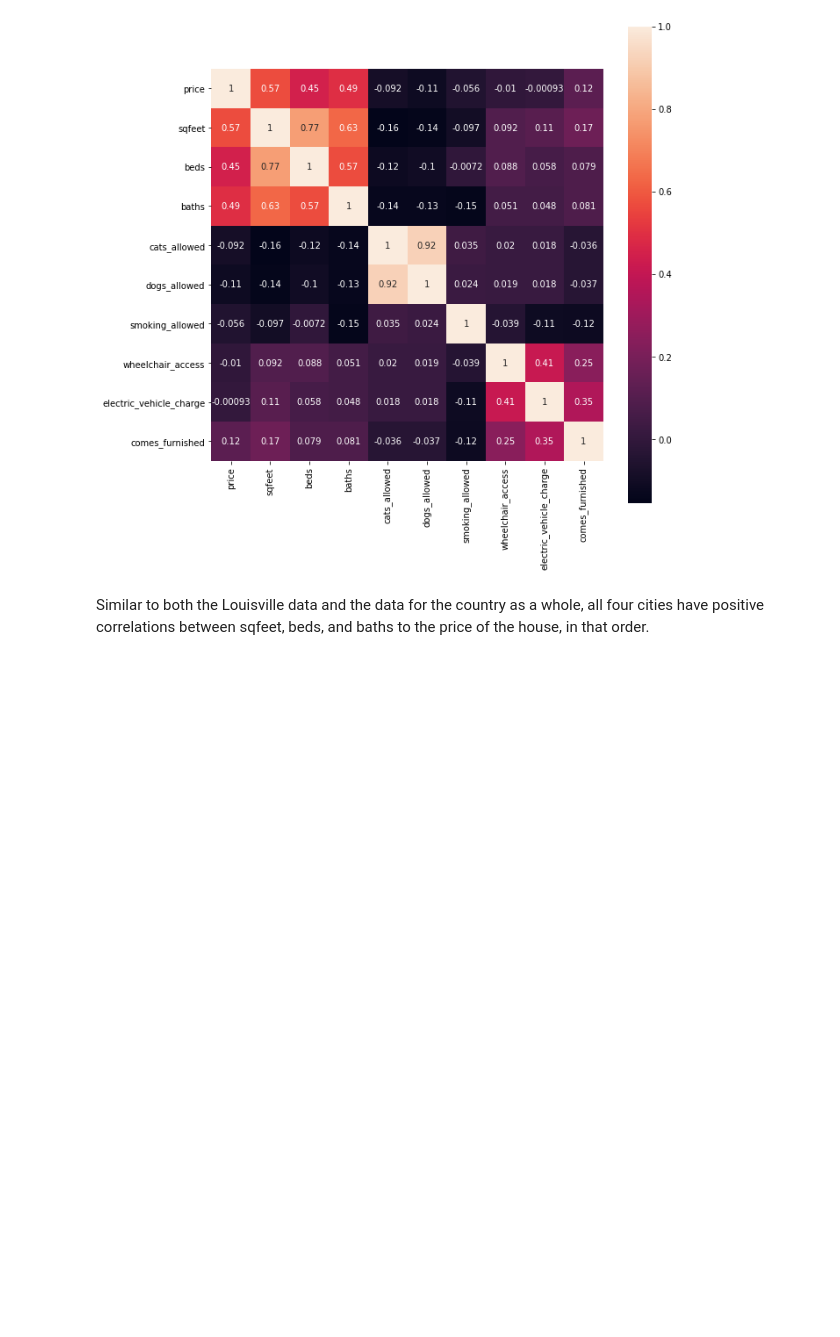
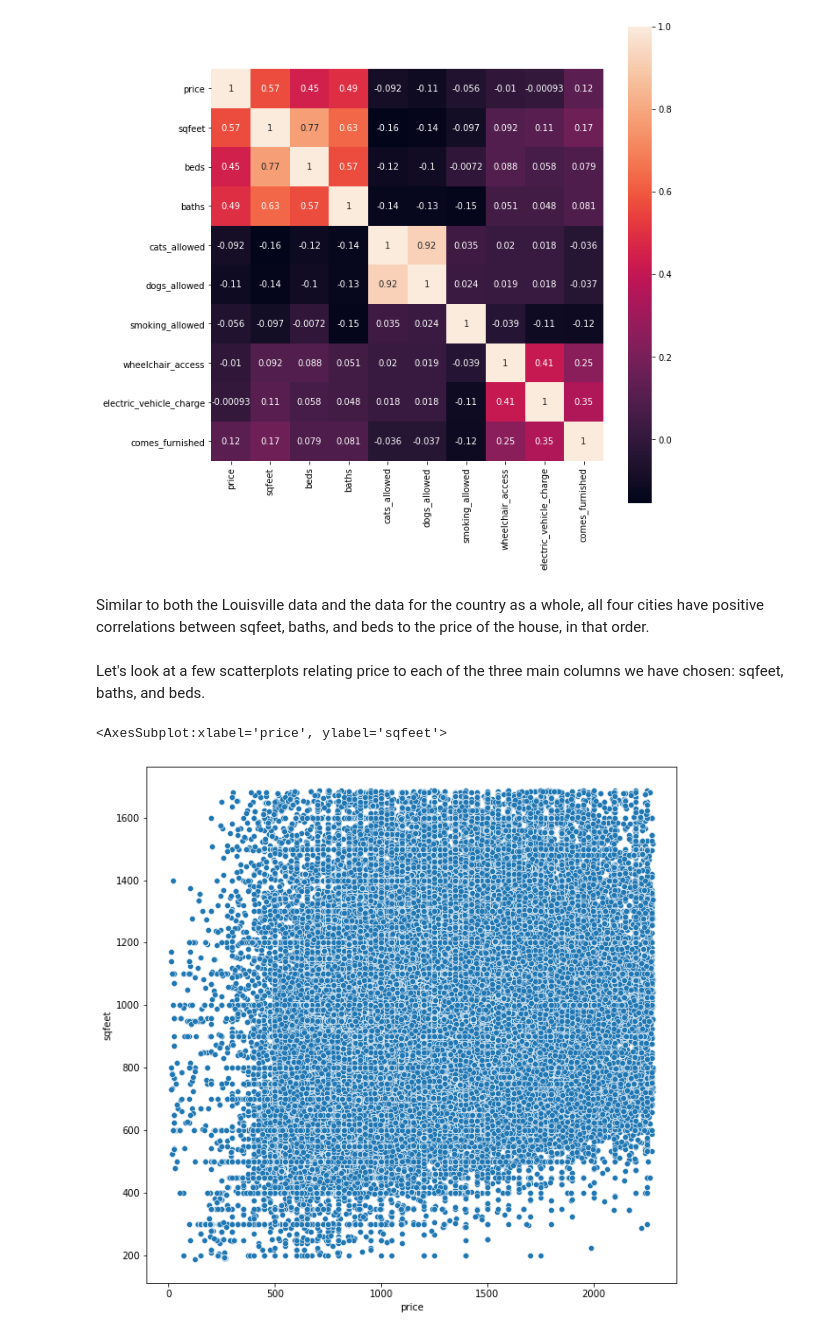
Before and after one commit to moferg/usa-housing-analysis, a Jupyter notebook: usa_housing_analysis.ipynb, the cells around one changed output. Saved outputs shown, nothing was run; the diff lists cells and outputs as text; code cells hidden in the pictures; blank space fills up the shorter version.

Commit message:
added price vs sqfeet scatter plots for each city

```diff
--- a/usa_housing_analysis.ipynb
+++ b/usa_housing_analysis.ipynb
@@ -867,4 +867,13 @@ sns.heatmap(lex_corr, ax=ax, annot=True, square=True)
 <AxesSubplot:>
 [figure]
 # %% [markdown]
-Similar to both the Louisville data and the data for the country as a whole, all four cities have positive correlations between sqfeet, beds, and baths to the price of the house, in that order.
+Similar to both the Louisville data and the data for the country as a whole, all four cities have positive correlations between sqfeet, baths, and beds to the price of the house, in that order.
+# %% [markdown]
+Let's look at a few scatterplots relating price to each of the three main columns we have chosen: sqfeet, baths, and beds.
+# %%
+fig, ax = plt.subplots(figsize=[10, 10])
+
+sns.scatterplot(x='price', y='sqfeet', data=df_no_outliers)
+# %% [output]
+<AxesSubplot:xlabel='price', ylabel='sqfeet'>
+[figure, added]
```
Also changed, not shown: parts of 10 cells of this notebook.
